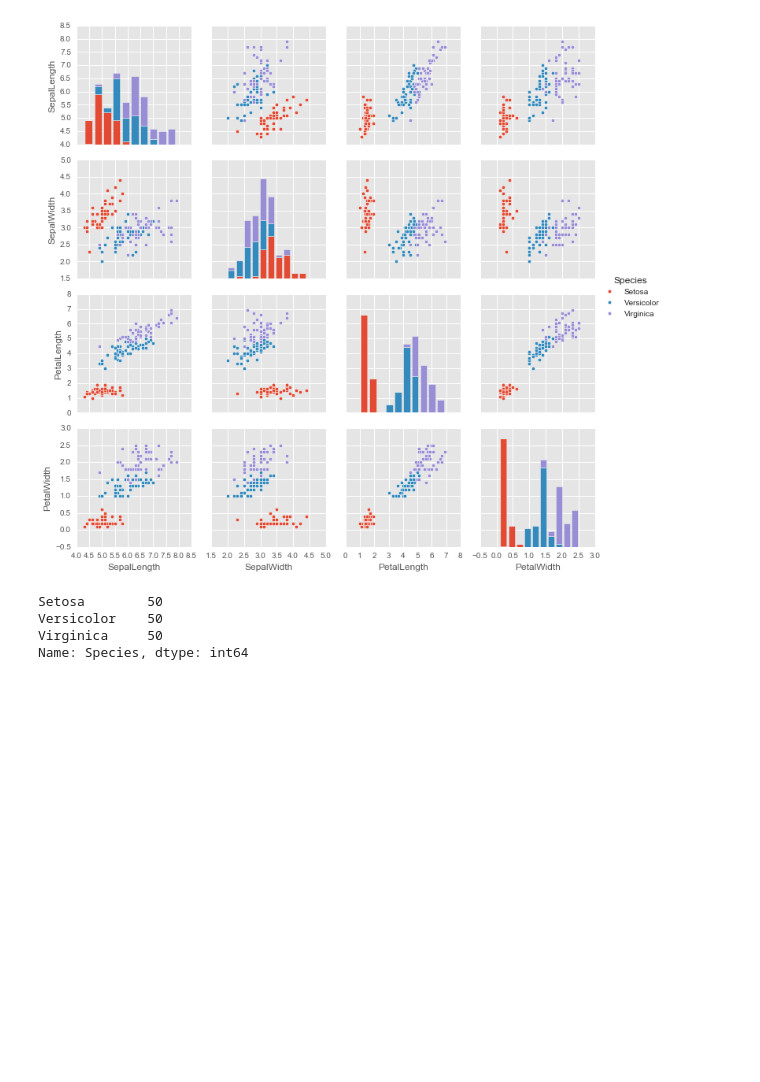
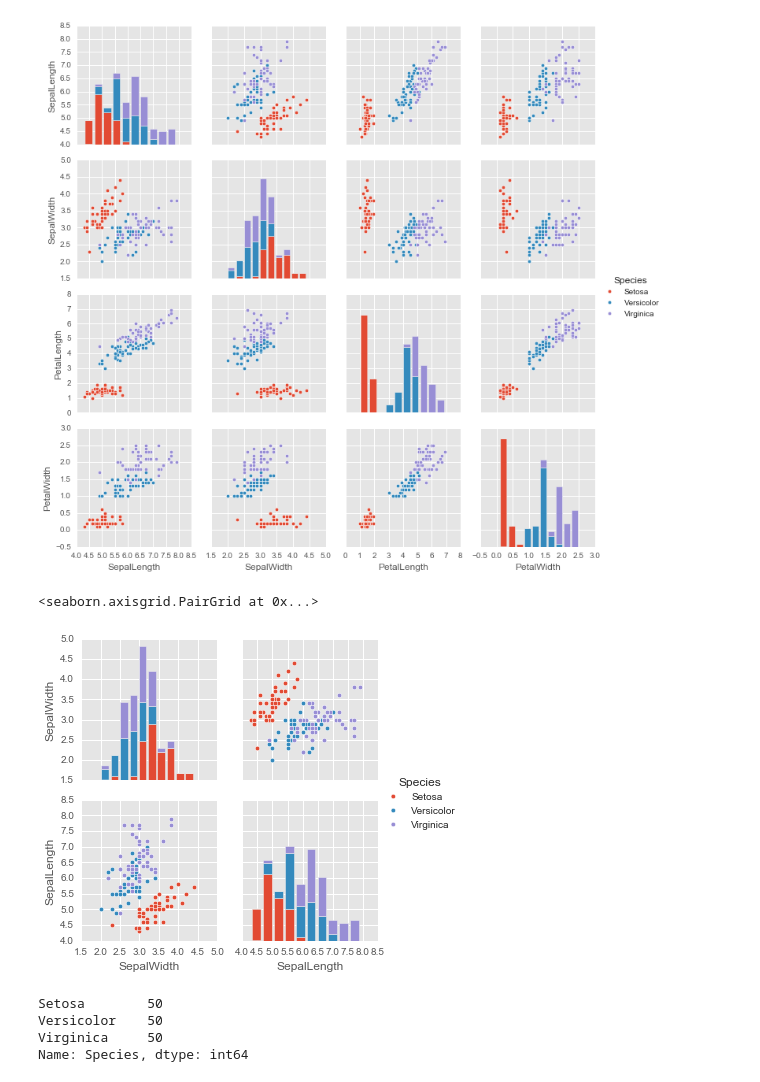
Before and after one commit to nicolairobles/DAT-NYC-37, a Jupyter notebook: MY_REPO/lessons/lesson-09/codealong-introduction-to-classification.ipynb, the cells around one changed output. Saved outputs shown, nothing was run; the diff lists cells and outputs as text; code cells hidden in the pictures; blank space fills up the shorter version.

```diff
--- a/MY_REPO/lessons/lesson-09/codealong-introduction-to-classification.ipynb
+++ b/MY_REPO/lessons/lesson-09/codealong-introduction-to-classification.ipynb
@@ -39,6 +39,12 @@ sns.pairplot(df, hue="Species")
 # %% [output]
 <seaborn.axisgrid.PairGrid at 0x...>
 [figure]
+# %%
+temp_data = df[["SepalWidth", "SepalLength", "Species"]]
+sns.pairplot(temp_data, hue="Species")
+# %% [output]
+<seaborn.axisgrid.PairGrid at 0x...>
+[figure, added]
 # %%
 df.Species.value_counts()
 # %% [output]
```
Also changed, not shown: parts of 1 cell of this notebook, 5 other files.
